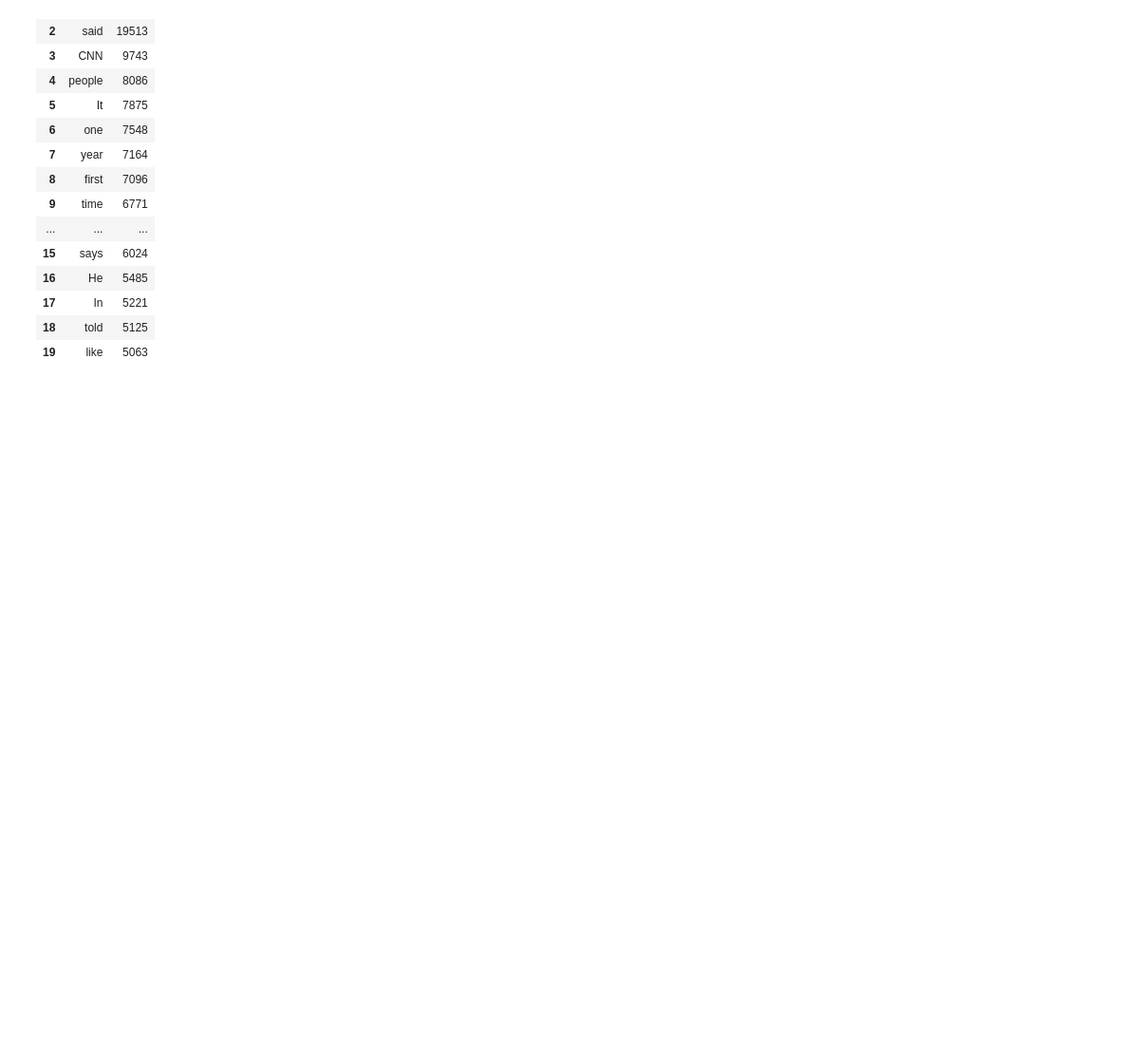
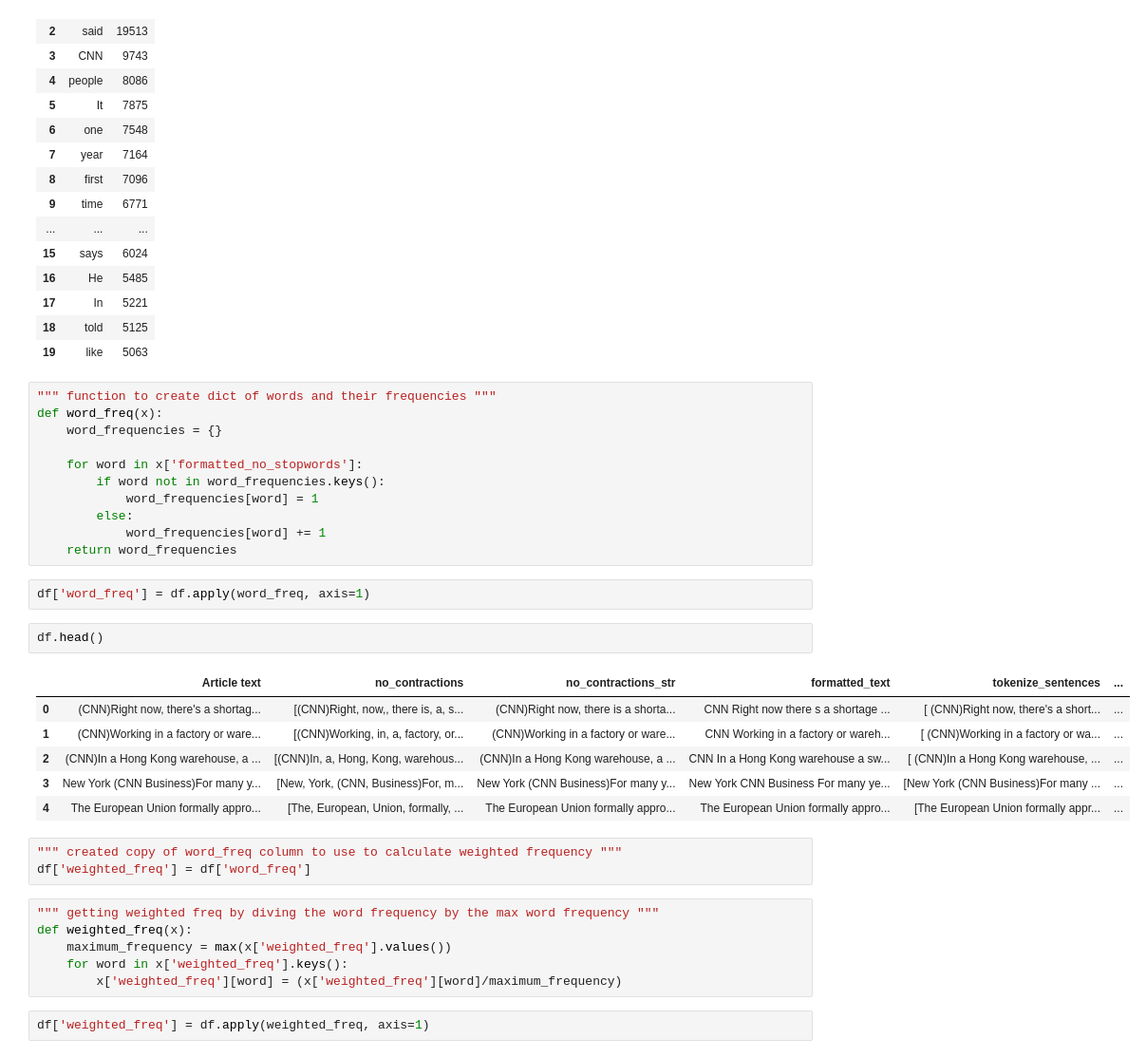
Before and after one commit to mturner49/8600-deep-learning-project, a Jupyter notebook: 8600-deep-learning-project.ipynb, the cells around one changed output. Shown at 95% size. Drawn from its saved outputs; the diff is of its cells as text; blank space fills up the shorter version.

```diff
--- a/8600-deep-learning-project.ipynb
+++ b/8600-deep-learning-project.ipynb
@@ -116,3 +112,36 @@ most_frequent.head(20)
 | 17 | In | 5221 |
 | 18 | told | 5125 |
 | 19 | like | 5063 |
+# %%
+""" function to create dict of words and their frequencies """
+def word_freq(x):
+    word_frequencies = {}
+
+    for word in x['formatted_no_stopwords']:
+        if word not in word_frequencies.keys():
+            word_frequencies[word] = 1
+        else:
+            word_frequencies[word] += 1
+    return word_frequencies
+# %%
+df['word_freq'] = df.apply(word_freq, axis=1)
+# %%
+df.head()
+# %% [output]
+|  | Article text | no_contractions | no_contractions_str | formatted_text | tokenize_sentences | ... |
+| 0 | (CNN)Right now, there's a shortag... | [(CNN)Right, now,, there is, a, s... | (CNN)Right now, there is a shorta... | CNN Right now there s a shortage ... | [ (CNN)Right now, there's a short... | ... |
+| 1 | (CNN)Working in a factory or ware... | [(CNN)Working, in, a, factory, or... | (CNN)Working in a factory or ware... | CNN Working in a factory or wareh... | [ (CNN)Working in a factory or wa... | ... |
+| 2 | (CNN)In a Hong Kong warehouse, a ... | [(CNN)In, a, Hong, Kong, warehous... | (CNN)In a Hong Kong warehouse, a ... | CNN In a Hong Kong warehouse a sw... | [ (CNN)In a Hong Kong warehouse, ... | ... |
+| 3 | New York (CNN Business)For many y... | [New, York, (CNN, Business)For, m... | New York (CNN Business)For many y... | New York CNN Business For many ye... | [New York (CNN Business)For many ... | ... |
+| 4 | The European Union formally appro... | [The, European, Union, formally, ... | The European Union formally appro... | The European Union formally appro... | [The European Union formally appr... | ... |
+# %%
+""" created copy of word_freq column to use to calculate weighted frequency """
+df['weighted_freq'] = df['word_freq']
+# %%
+""" getting weighted freq by diving the word frequency by the max word frequency """
+def weighted_freq(x):
+    maximum_frequency = max(x['weighted_freq'].values())
+    for word in x['weighted_freq'].keys():
+        x['weighted_freq'][word] = (x['weighted_freq'][word]/maximum_frequency)
+# %%
+df['weighted_freq'] = df.apply(weighted_freq, axis=1)
```
Also changed, not shown: parts of 23 cells of this notebook.
